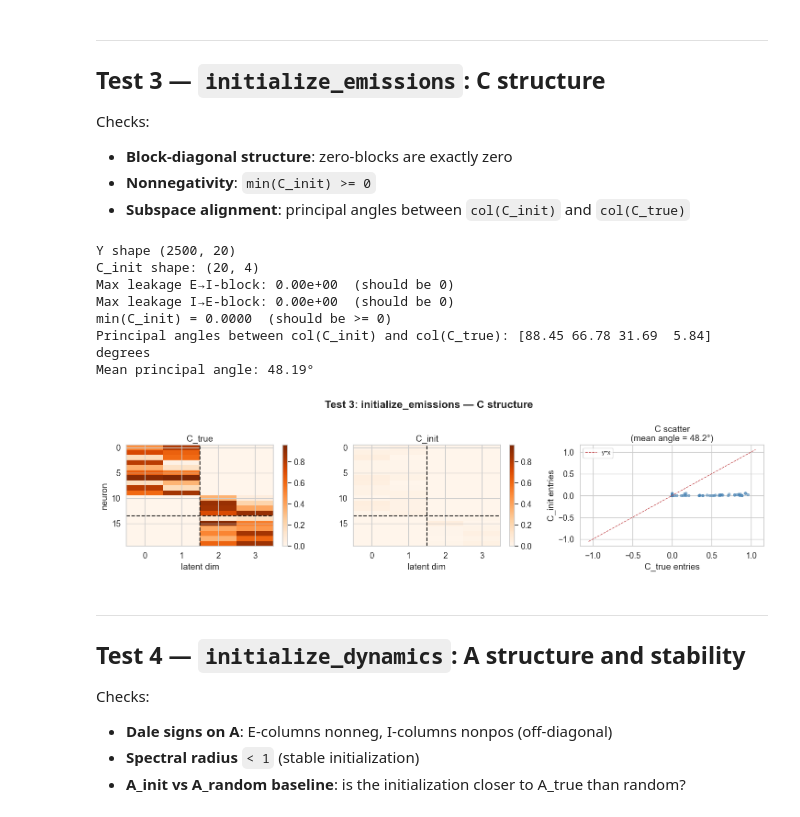
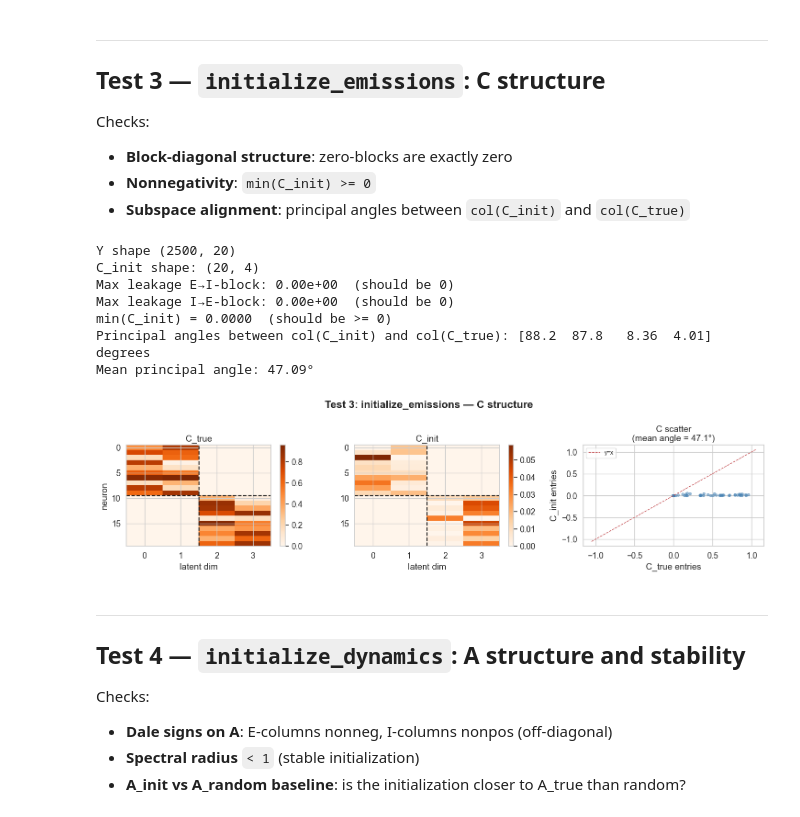
Before and after one commit to kasherri/CTDS, a Jupyter notebook: init_testing.ipynb, the cells around one changed output. Drawn from its saved outputs; the diff is of its cells as text; code cells hidden in the pictures.

```diff
--- a/init_testing.ipynb
+++ b/init_testing.ipynb
@@ -52,7 +52,7 @@ print("JAX devices:", jax.devices())
 JAX devices: [CpuDevice(id=0)]
 # %%
 # ── Experiment constants ─────────────────────────────────────────────────────
-N_E, N_I = 14, 6          # neurons per cell type
+N_E, N_I = 10, 10         # neurons per cell type
 N = N_E + N_I             # total neurons
 D_E, D_I = 2, 2           # latent dims per cell type
 D = D_E + D_I             # total latent dims
@@ -277,7 +279,7 @@ min(U_full) = 0.0000  (should be >= 0)
 min(V_stacked) = 0.0000  (should be >= 0)
 # %%
 # ── Sweep over D_fit: reconstruction error vs rank used ───────────────────────
-D_fit_vals = [1, 2, 3, 4, 6, 8]
+D_fit_vals = [1, 2, 3, 4, 6, 8,10,15,20]
 recon_errs_abs, recon_errs_signed = [], []
 
 for D_fit_total in D_fit_vals:
@@ -398,41 +402,41 @@ C_init shape: (20, 4)
 Max leakage E→I-block: 0.00e+00  (should be 0)
 Max leakage I→E-block: 0.00e+00  (should be 0)
 min(C_init) = 0.0000  (should be >= 0)
-Principal angles between col(C_init) and col(C_true): [88.45 66.78 31.69  5.84] degrees
-Mean principal angle: 48.19°
+Principal angles between col(C_init) and col(C_true): [88.2  87.8   8.36  4.01] degrees
+Mean principal angle: 47.09°
 # %%
 fig, axes = plt.subplots(1, 3, figsize=(15, 4))
 fig.suptitle("Test 3: initialize_emissions — C structure", fontweight='bold')
 
 vmax3 = max(float(jnp.abs(C_true).max()), float(jnp.abs(C_init).max()))
 
 im0 = axes[0].imshow(np.array(C_true), cmap='Oranges', aspect='auto', vmin=0, vmax=vmax3)
 axes[0].set_title("C_true")
 axes[0].set_xlabel("latent dim"); axes[0].set_ylabel("neuron")
-axes[0].axhline(N_E - 0.5, color='k', lw=1.5, ls='--')
-axes[0].axvline(D_E - 0.5, color='k', lw=1.5, ls='--')
+axes[0].axhline(N_E-0.5 , color='k', lw=1.5, ls='--')
+axes[0].axvline(D_E-0.5, color='k', lw=1.5, ls='--')
 fig.colorbar(im0, ax=axes[0])
 
-im1 = axes[1].imshow(np.array(C_init), cmap='Oranges', aspect='auto', vmin=0, vmax=vmax3)
+im1 = axes[1].imshow(np.array(C_init), cmap='Oranges', aspect='auto', vmin=0)
 axes[1].set_title("C_init")
 axes[1].set_xlabel("latent dim")
-axes[1].axhline(N_E - 0.5, color='k', lw=1.5, ls='--')
-axes[1].axvline(D_E - 0.5, color='k', lw=1.5, ls='--')
+axes[1].axhline(N_E-0.5, color='k', lw=1.5, ls='--')
+axes[1].axvline(D_E-0.5, color='k', lw=1.5, ls='--')
 fig.colorbar(im1, ax=axes[1])
 
 # Scatter: C_true vs C_init entries (for matching dims only)
 axes[2].scatter(np.array(C_true).ravel(), np.array(C_init).ravel(), alpha=0.5, s=15, color='steelblue')
 lim = max(float(jnp.abs(C_true).max()), float(jnp.abs(C_init).max())) * 1.1
 axes[2].plot([-lim, lim], [-lim, lim], 'r--', lw=1, label='y=x')
 axes[2].set_xlabel("C_true entries"); axes[2].set_ylabel("C_init entries")
 axes[2].set_title(f"C scatter\n(mean angle = {angles_deg.mean():.1f}°)")
 axes[2].legend(fontsize=9)
 
 plt.tight_layout()
 plt.savefig("init_test3_emissions.pdf", bbox_inches='tight')
 plt.show()
 # %% [output]
-[figure, old version]
+[figure, new version]
 # %% [markdown]
 ---
 ## Test 4 — `initialize_dynamics`: A structure and stability
```
Also changed, not shown: parts of 13 cells of this notebook, 27 other files.
